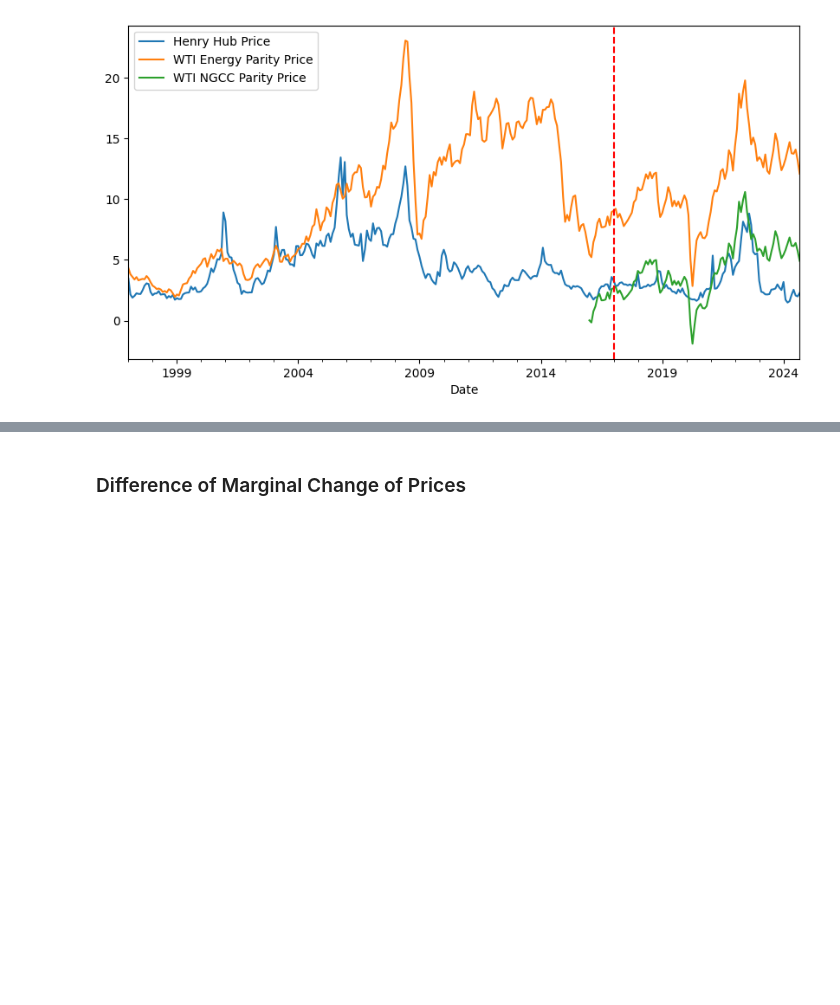
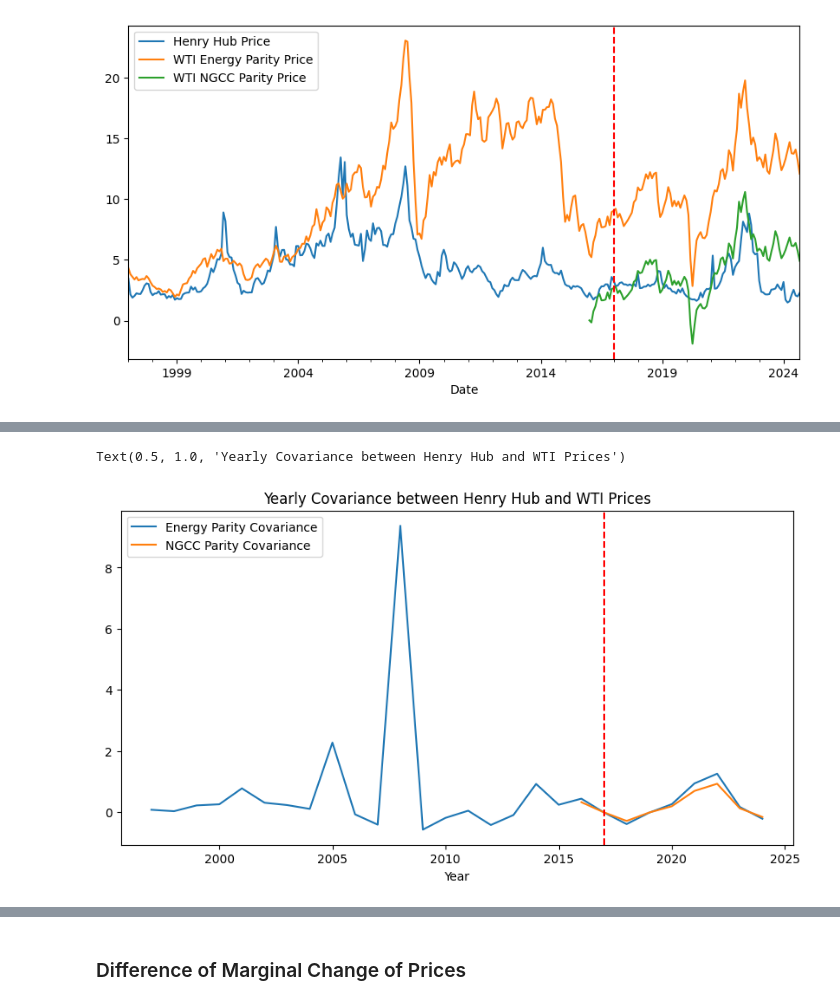
Before and after one commit to kevivuu/ECON323-project, a Jupyter notebook: Final Project.ipynb, the cells around one changed output, grey strips where cells are left out. Saved outputs shown, nothing was run; the diff lists cells and outputs as text; code cells hidden in the pictures; blank space fills up the shorter version.

Commit message:
Yearly Correlation + Covariance

```diff
--- a/Final Project.ipynb
+++ b/Final Project.ipynb
@@ -130,5 +129,0 @@ plt.axvline(x='2017-01-01', color='red', linestyle = '--')
-# %%
-prices['Energy Parity Correlation'] = prices['Henry Hub Price'].rolling(window = 3).corr(prices['WTI Energy Parity Price'])
-prices['NGCC Parity Correlation'] = prices['Henry Hub Price'].rolling(window = 3).corr(prices['WTI NGCC Parity Price'])
-
-prices.head()
@@ -148,0 +130,15 @@ prices.plot('Date',
+# %%
+prices['Year'] = prices['Date'].dt.year
+
+yearly_cov = prices.groupby('Year').apply(
+    lambda x: pd.Series({
+        'Energy Parity Covariance': x['Henry Hub Price'].cov(x['WTI Energy Parity Price']),
+        'NGCC Parity Covariance': x['Henry Hub Price'].cov(x['WTI NGCC Parity Price']),
+        'Energy Parity Correlation': x['Henry Hub Price'].corr(x['WTI Energy Parity Price']),
+        'NGCC Parity Correlation': x['Henry Hub Price'].corr(x['WTI NGCC Parity Price'])
+    })
+    )
+
+yearly_cov = yearly_cov.reset_index()
+
+yearly_cov.tail()
@@ -148,0 +152,9 @@ prices.plot('Date',
+# %%
+yearly_cov.plot('Year',
+            ['Energy Parity Covariance', 'NGCC Parity Covariance'],
+             figsize = (10,5))
+plt.axvline(x= 2017, color='red', linestyle = '--')
+plt.title('Yearly Covariance between Henry Hub and WTI Prices')
+# %% [output]
+Text(0.5, 1.0, 'Yearly Covariance between Henry Hub and WTI Prices')
+[figure, added]
```
Also changed, not shown: parts of 5 cells of this notebook.
